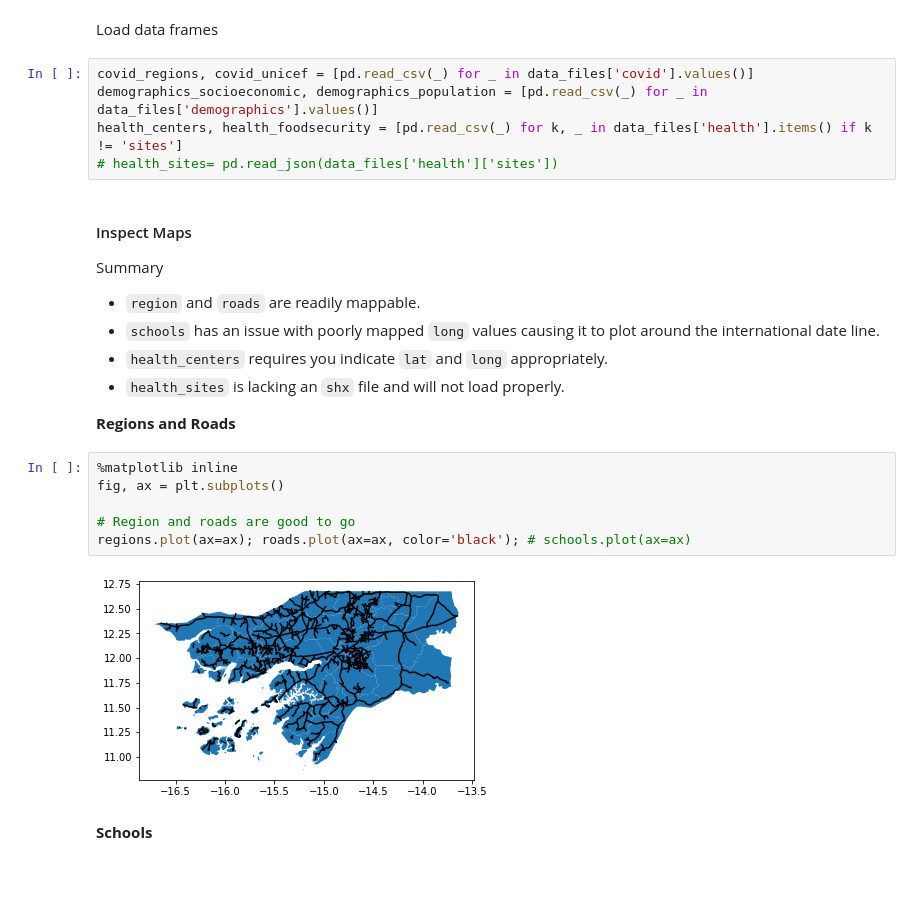
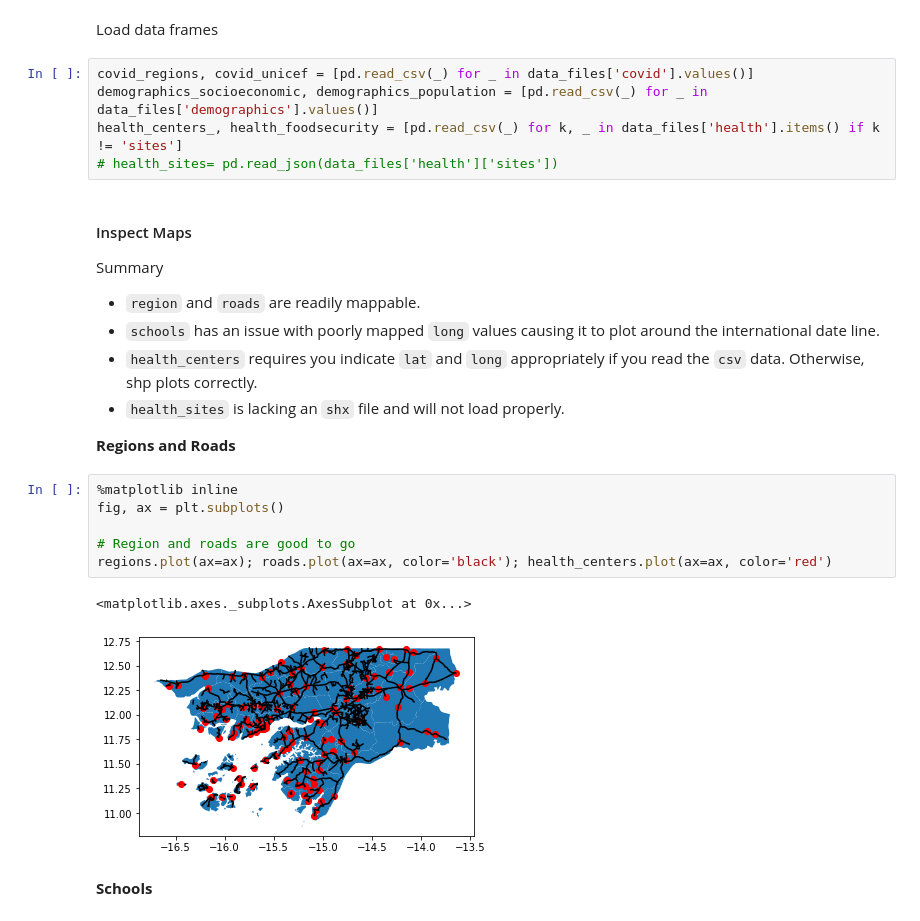
Before and after one commit to gabastil/odi-covid-19, a Jupyter notebook: notebooks/ODI Data Processing.ipynb, the cells around one changed output. Cells and saved outputs as stored; diff of their text form; blank space fills up the shorter version.

Commit message:
Completed ODI Data Processing Notebook

```diff
--- a/notebooks/ODI Data Processing.ipynb
+++ b/notebooks/ODI Data Processing.ipynb
@@ -55,7 +55,7 @@ Load data frames
 # %%
 covid_regions, covid_unicef = [pd.read_csv(_) for _ in data_files['covid'].values()]
 demographics_socioeconomic, demographics_population = [pd.read_csv(_) for _ in data_files['demographics'].values()]
-health_centers, health_foodsecurity = [pd.read_csv(_) for k, _ in data_files['health'].items() if k != 'sites']
+health_centers_, health_foodsecurity = [pd.read_csv(_) for k, _ in data_files['health'].items() if k != 'sites']
 # health_sites= pd.read_json(data_files['health']['sites'])
 # %% [markdown]
 #### Inspect Maps
@@ -63,18 +63,19 @@ health_centers, health_foodsecurity = [pd.read_csv(_) for k, _ in data_files['he
 Summary
   * `region` and `roads` are readily mappable.
   * `schools` has an issue with poorly mapped `long` values causing it to plot around the international date line.
-  * `health_centers` requires you indicate `lat` and `long` appropriately.
+  * `health_centers` requires you indicate `lat` and `long` appropriately if you read the `csv` data. Otherwise, shp plots correctly.
   * `health_sites` is lacking an `shx` file and will not load properly.
 
 **Regions and Roads**
 # %%
 %matplotlib inline
 fig, ax = plt.subplots()
 
 # Region and roads are good to go
-regions.plot(ax=ax); roads.plot(ax=ax, color='black'); # schools.plot(ax=ax)
+regions.plot(ax=ax); roads.plot(ax=ax, color='black'); health_centers.plot(ax=ax, color='red')
 # %% [output]
+<matplotlib.axes._subplots.AxesSubplot at 0x...>
-[figure, old version]
+[figure, new version]
 # %% [markdown]
 **Schools**
 # %%
```
Also changed, not shown: parts of 32 cells of this notebook, 1 other file.
